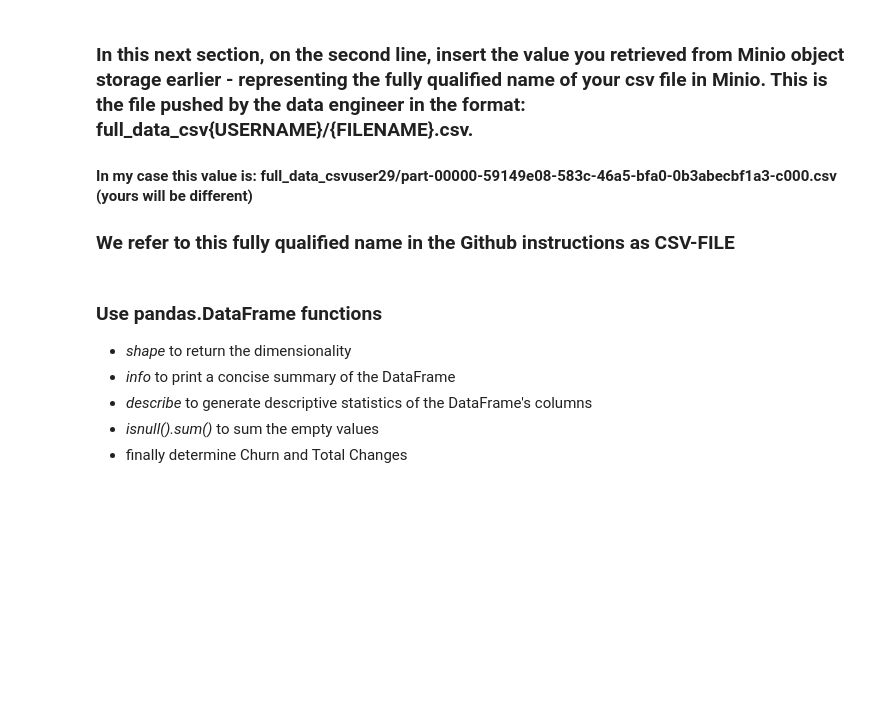
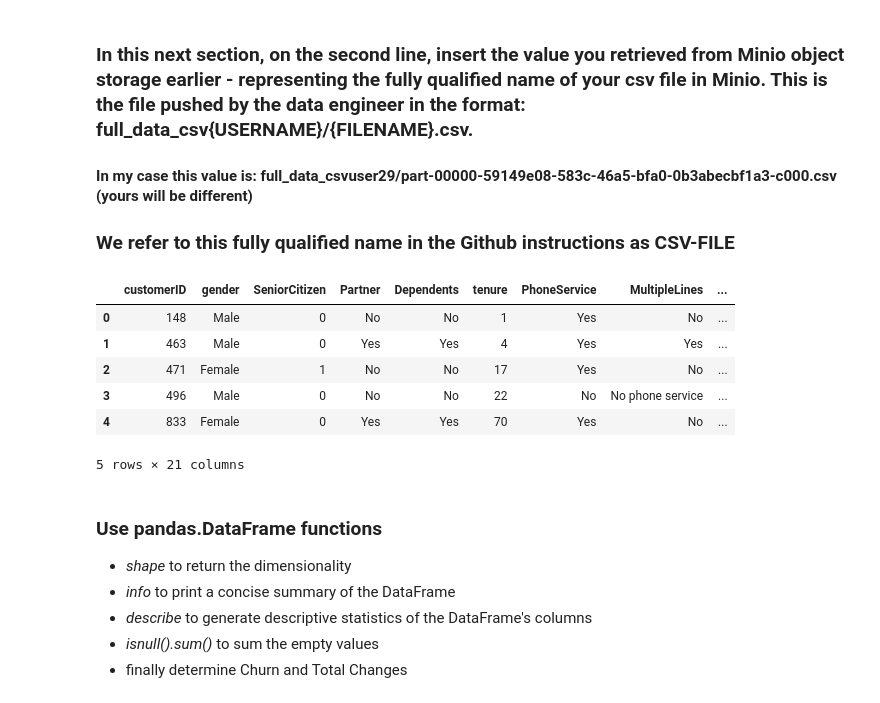
Before and after one commit to masoodfaisal/ml-workshop-improved, a Jupyter notebook: notebook/Visulaise_Model.ipynb, the cells around one changed output. Drawn from its saved outputs; the diff is of its cells as text; code cells hidden in the pictures; blank space fills up the shorter version.

```diff
--- a/notebook/Visulaise_Model.ipynb
+++ b/notebook/Visulaise_Model.ipynb
@@ -40,7 +83,7 @@ from sklearn.pipeline import Pipeline
 ## Load Hyper parameters
 # %%
 from hyper_parameters import get_hyper_paras
-user_id,PROJECT_NAME,EXPERIMENT_NAME,experiment_name = get_hyper_paras()
+user_id,PROJECT_NAME,EXPERIMENT_NAME,experiment_name,s3BucketFullPath = get_hyper_paras()
 # %%
 def get_s3_server():
     minioClient = Minio('minio-ml-workshop:9000',
@@ -55,10 +98,18 @@ def get_s3_server():
 ### We refer to this fully qualified name in the Github instructions as CSV-FILE
 # %%
 minioClient = get_s3_server()
-data_file = minioClient.fget_object("data", "full_data_csv"+user_id+"/part-00000-59149e08-583c-46a5-bfa0-0b3abecbf1a3-c000.csv", "/tmp/data.csv")
+data_file = minioClient.fget_object("data", s3BucketFullPath, "/tmp/data.csv")
 data_file_version = data_file.version_id
 data = pd.read_csv('/tmp/data.csv')
 data.head(5)
+# %% [output]
+|  | customerID | gender | SeniorCitizen | Partner | Dependents | tenure | PhoneService | MultipleLines | ... |
+| 0 | 148 | Male | 0 | No | No | 1 | Yes | No | ... |
+| 1 | 463 | Male | 0 | Yes | Yes | 4 | Yes | Yes | ... |
+| 2 | 471 | Female | 1 | No | No | 17 | Yes | No | ... |
+| 3 | 496 | Male | 0 | No | No | 22 | No | No phone service | ... |
+| 4 | 833 | Female | 0 | Yes | Yes | 70 | Yes | No | ... |
+5 rows × 21 columns
 # %% [markdown]
 ### Use pandas.DataFrame functions
 - _shape_ to return the dimensionality
```
Also changed, not shown: parts of 11 cells of this notebook, 1 other file.
